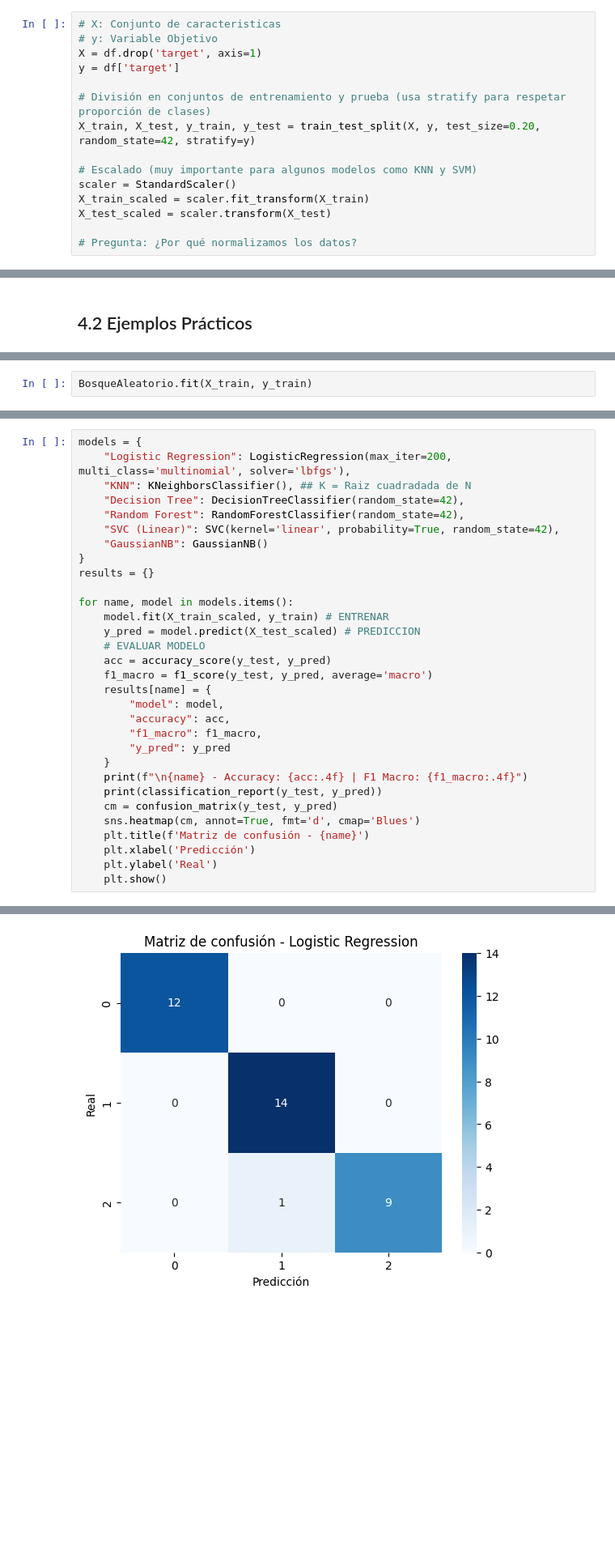
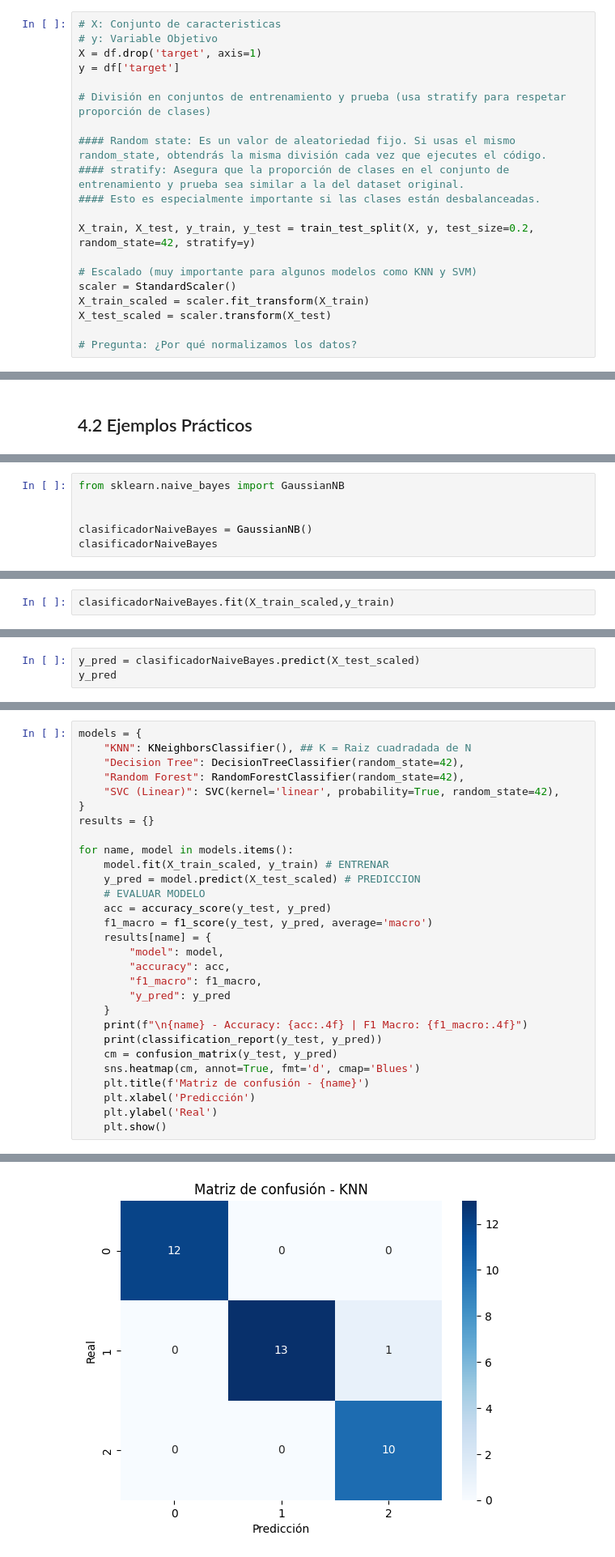
Before and after one commit to stev1990-maker/Bootcamp-DS-Yasser_Stev_Rodriguez---Cohorte-202604, a Jupyter notebook: Clase 18 - Aprendizaje Supervisado Clasificación/Aprendizaje_Supervisado_Clasificación.ipynb, the cells around one changed output, grey strips where cells are left out. Shown: that part at 81% size. Cells and saved outputs as stored; diff of their text form; blank space fills up the shorter version.

Commit message:
Clase 18

```diff
--- a/Clase 18 - Aprendizaje Supervisado Clasificación/Aprendizaje_Supervisado_Clasificación.ipynb
+++ b/Clase 18 - Aprendizaje Supervisado Clasificación/Aprendizaje_Supervisado_Clasificación.ipynb
@@ -108,7 +110,12 @@ X = df.drop('target', axis=1)
 y = df['target']
 
 # División en conjuntos de entrenamiento y prueba (usa stratify para respetar proporción de clases)
-X_train, X_test, y_train, y_test = train_test_split(X, y, test_size=0.20, random_state=42, stratify=y)
+
+#### Random state: Es un valor de aleatoriedad fijo. Si usas el mismo random_state, obtendrás la misma división cada vez que ejecutes el código.
+#### stratify: Asegura que la proporción de clases en el conjunto de entrenamiento y prueba sea similar a la del dataset original.
+#### Esto es especialmente importante si las clases están desbalanceadas.
+
+X_train, X_test, y_train, y_test = train_test_split(X, y, test_size=0.2, random_state=42, stratify=y)
 
 # Escalado (muy importante para algunos modelos como KNN y SVM)
 scaler = StandardScaler()
@@ -199,0 +200,6 @@ RandomForestClassifier()
+# %%
+from sklearn.naive_bayes import GaussianNB
+
+
+clasificadorNaiveBayes = GaussianNB()
+clasificadorNaiveBayes
@@ -200,3 +210,3 @@ RandomForestClassifier()
 # %%
-BosqueAleatorio.fit(X_train, y_train)
+clasificadorNaiveBayes.fit(X_train_scaled,y_train)
 # %% [output]
@@ -205,0 +216,3 @@ y_pred = BosqueAleatorio.predict(X_test)
+# %%
+y_pred = clasificadorNaiveBayes.predict(X_test_scaled)
+y_pred
@@ -225,11 +289,9 @@ weighted avg       1.00      1.00      1.00        36
 # %%
 models = {
-    "Logistic Regression": LogisticRegression(max_iter=200, multi_class='multinomial', solver='lbfgs'),
     "KNN": KNeighborsClassifier(), ## K = Raiz cuadradada de N
     "Decision Tree": DecisionTreeClassifier(random_state=42),
     "Random Forest": RandomForestClassifier(random_state=42),
     "SVC (Linear)": SVC(kernel='linear', probability=True, random_state=42),
-    "GaussianNB": GaussianNB()
 }
 results = {}
 
@@ -266,2 +328,2 @@ Logistic Regression - Accuracy: 0.9722 | F1 Macro: 0.9710
 weighted avg       0.97      0.97      0.97        36
-[figure, old version]
+[figure, new version]
```
Also changed, not shown: parts of 22 cells of this notebook, 1 other file.
